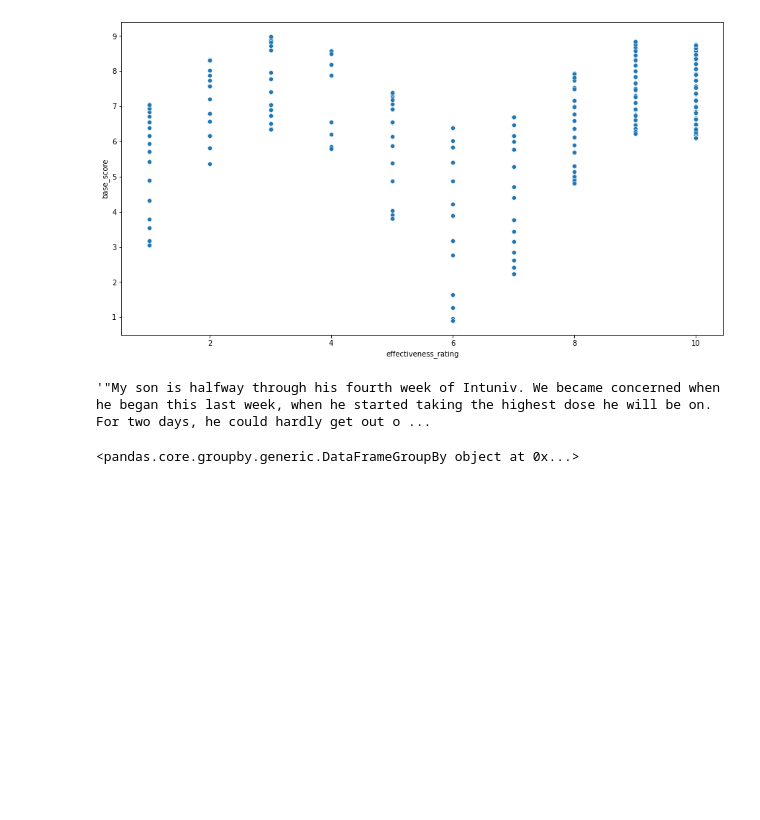
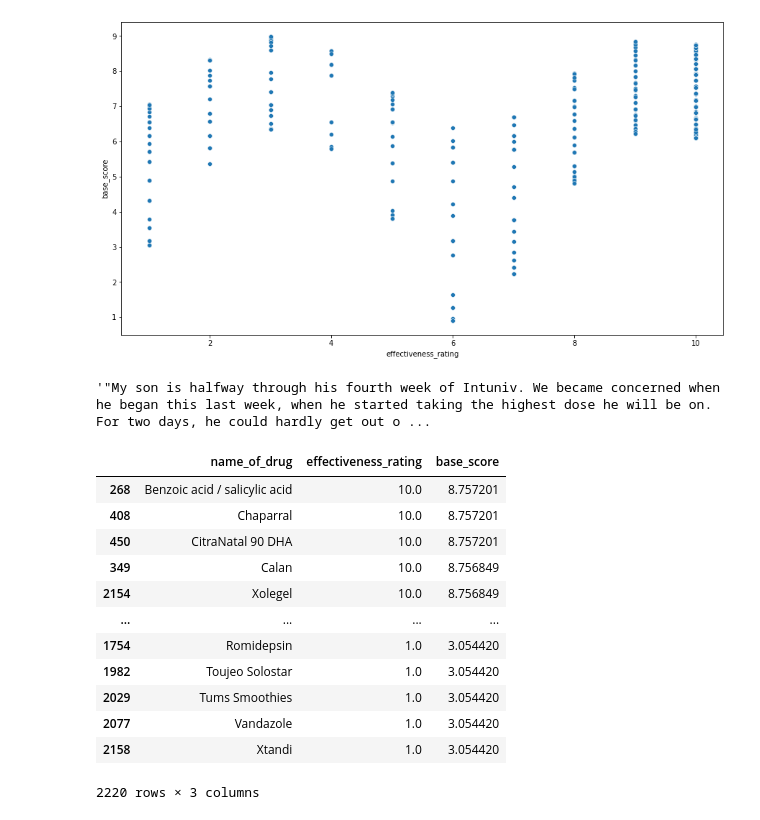
Before and after one commit to AdityaPatidaroo7/Aditya-, a Jupyter notebook: Neurance_ai_problem.ipynb, the cells around one changed output. Drawn from its saved outputs; the diff is of its cells as text; code cells hidden in the pictures; blank space fills up the shorter version.

```diff
--- a/Neurance_ai_problem.ipynb
+++ b/Neurance_ai_problem.ipynb
@@ -127,7 +127,21 @@ sns.scatterplot(x = "effectiveness_rating", y="base_score",data=drg_1)
  df['review_by_patient'][1]
 # %% [output]
 '"My son is halfway through his fourth week of Intuniv. We became concerned when he began this last week, when he started taking the highest dose he will be on. For two days, he could hardly get out o ...
-# %%
-df.groupby('name_of_drug', axis=1)
-# %% [output]
-<pandas.core.groupby.generic.DataFrameGroupBy object at 0x...>
+# %%
+a = df[['name_of_drug', 'effectiveness_rating', 'base_score']].groupby('name_of_drug').agg('mean').reset_index()
+a = a.sort_values(['effectiveness_rating', 'base_score'],ascending= False)
+a
+# %% [output]
+|  | name_of_drug | effectiveness_rating | base_score |
+| 268 | Benzoic acid / salicylic acid | 10.0 | 8.757201 |
+| 408 | Chaparral | 10.0 | 8.757201 |
+| 450 | CitraNatal 90 DHA | 10.0 | 8.757201 |
+| 349 | Calan | 10.0 | 8.756849 |
+| 2154 | Xolegel | 10.0 | 8.756849 |
+| ... | ... | ... | ... |
+| 1754 | Romidepsin | 1.0 | 3.054420 |
+| 1982 | Toujeo Solostar | 1.0 | 3.054420 |
+| 2029 | Tums Smoothies | 1.0 | 3.054420 |
+| 2077 | Vandazole | 1.0 | 3.054420 |
+| 2158 | Xtandi | 1.0 | 3.054420 |
+2220 rows × 3 columns
```
Also changed, not shown: parts of 2 cells of this notebook.
